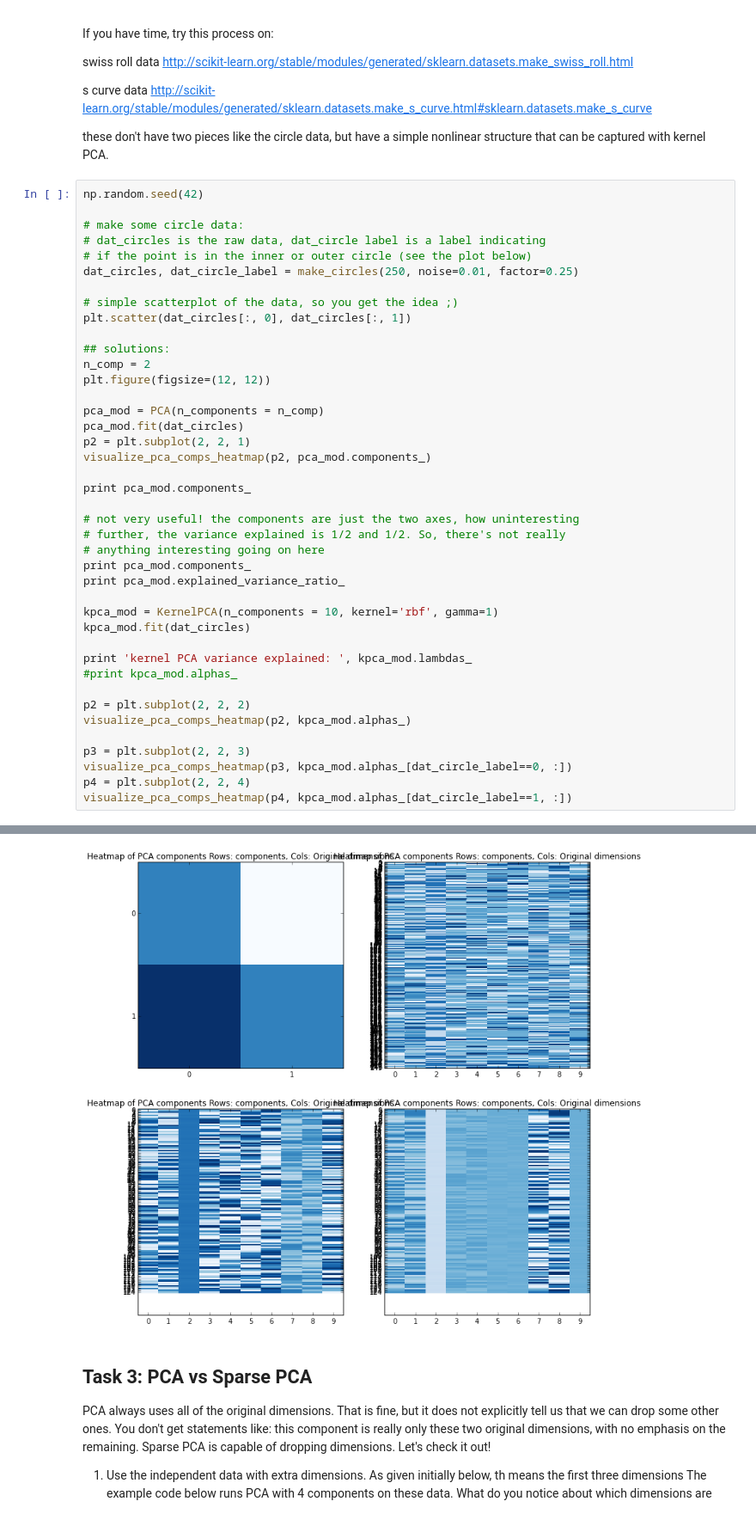
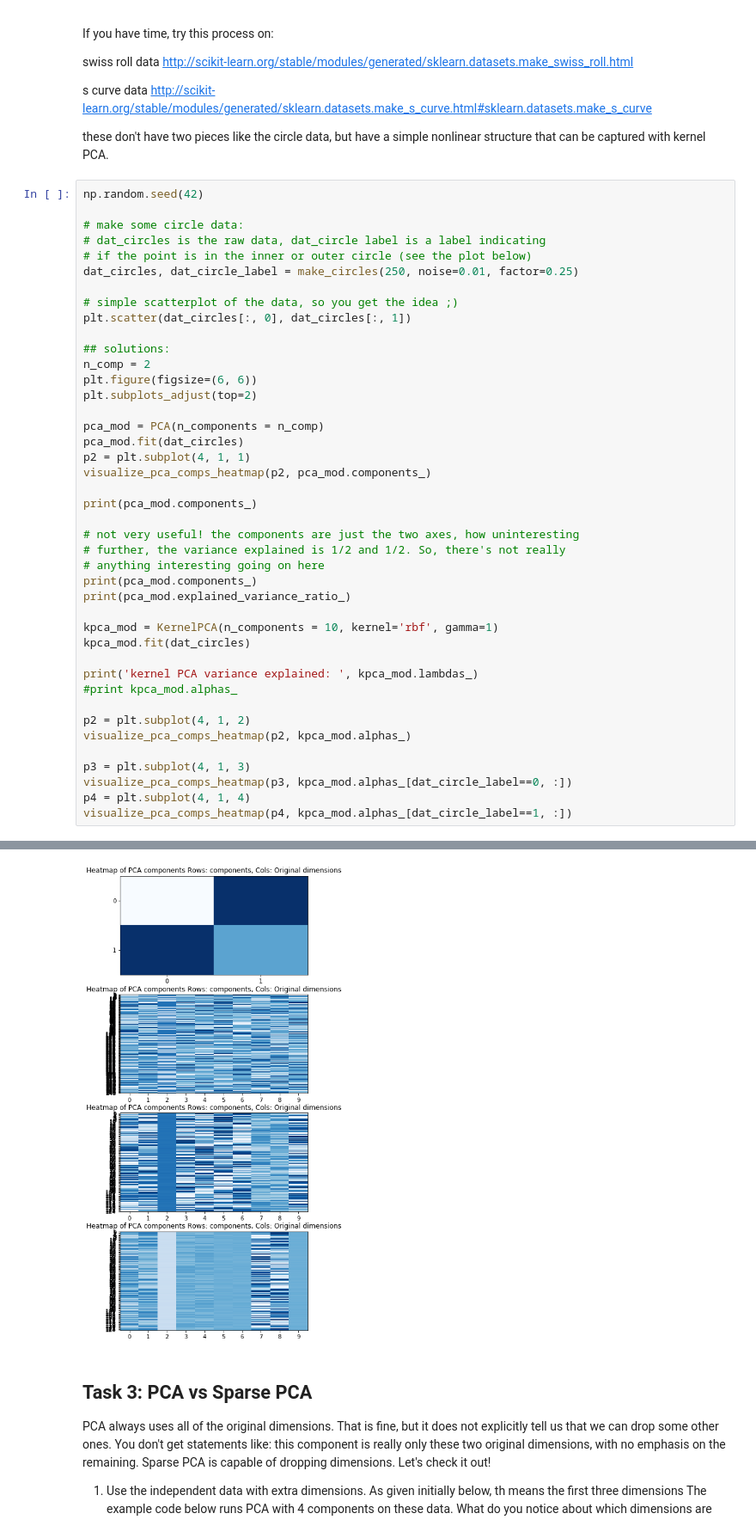
Before and after one commit to ysalomon/ucb-w207-applied-ml, a Jupyter notebook: tutorials/week11-PCA_with_solutions.ipynb, the cells around one changed output, grey strips where cells are left out. Shown at 86% size. Cells and saved outputs as stored; diff of their text form.

```diff
--- a/tutorials/week11-PCA_with_solutions.ipynb
+++ b/tutorials/week11-PCA_with_solutions.ipynb
@@ -199,32 +200,33 @@ plt.scatter(dat_circles[:, 0], dat_circles[:, 1])
 
 ## solutions:
 n_comp = 2
-plt.figure(figsize=(12, 12))
+plt.figure(figsize=(6, 6))
+plt.subplots_adjust(top=2)
 
 pca_mod = PCA(n_components = n_comp)
 pca_mod.fit(dat_circles)
-p2 = plt.subplot(2, 2, 1)
+p2 = plt.subplot(4, 1, 1)
 visualize_pca_comps_heatmap(p2, pca_mod.components_)
 
-print pca_mod.components_
+print(pca_mod.components_)
 
 # not very useful! the components are just the two axes, how uninteresting
 # further, the variance explained is 1/2 and 1/2. So, there's not really
 # anything interesting going on here
-print pca_mod.components_
-print pca_mod.explained_variance_ratio_
+print(pca_mod.components_)
+print(pca_mod.explained_variance_ratio_)
 
 kpca_mod = KernelPCA(n_components = 10, kernel='rbf', gamma=1)
 kpca_mod.fit(dat_circles)
 
-print 'kernel PCA variance explained: ', kpca_mod.lambdas_
+print('kernel PCA variance explained: ', kpca_mod.lambdas_)
 #print kpca_mod.alphas_
 
-p2 = plt.subplot(2, 2, 2)
+p2 = plt.subplot(4, 1, 2)
 visualize_pca_comps_heatmap(p2, kpca_mod.alphas_)
 
-p3 = plt.subplot(2, 2, 3)
+p3 = plt.subplot(4, 1, 3)
 visualize_pca_comps_heatmap(p3, kpca_mod.alphas_[dat_circle_label==0, :])
-p4 = plt.subplot(2, 2, 4)
+p4 = plt.subplot(4, 1, 4)
 visualize_pca_comps_heatmap(p4, kpca_mod.alphas_[dat_circle_label==1, :])
 # %% [output]
@@ -239,4 +241,4 @@ kernel PCA variance explained:  [ 32.00657487  31.80714189  28.67942685  11.8480
-[figure, old version]
+[figure, new version]
 # %% [markdown]
 ## Task 3: PCA vs Sparse PCA
 
```
Also changed, not shown: parts of 5 cells of this notebook, 3 other files.
